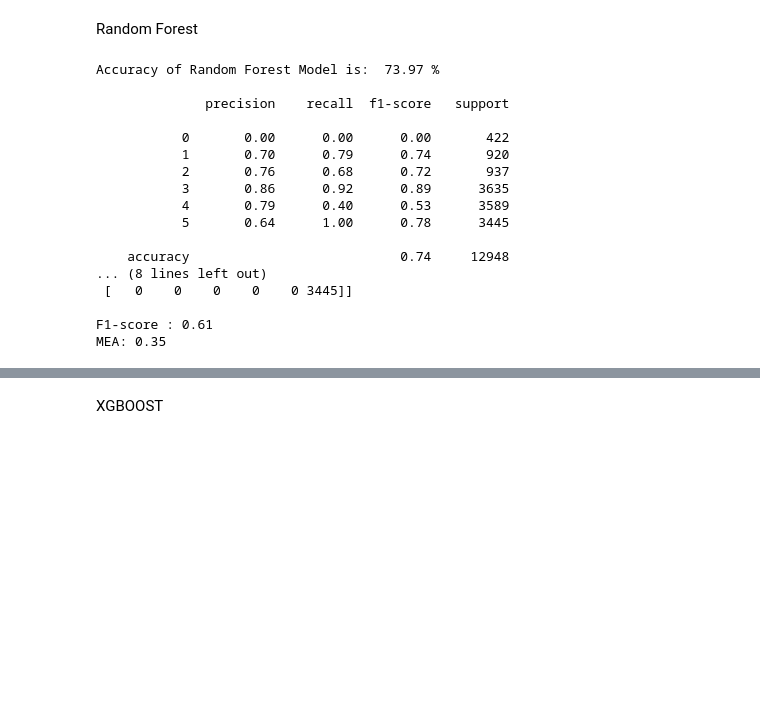
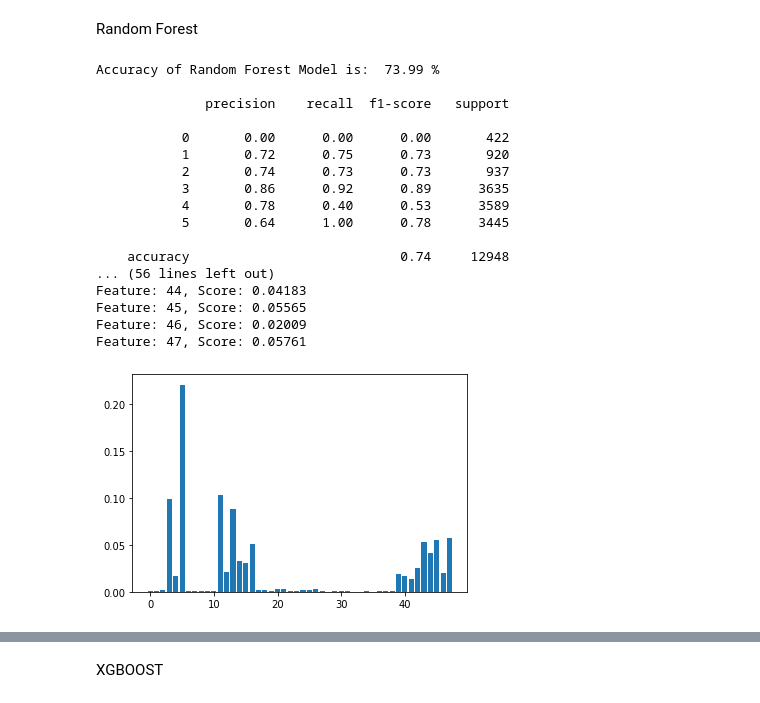
Before and after one commit to pannandayu/MachineLearningClassification_PredictChurnRiskRate_HackerEarth, a Jupyter notebook: (Ver.1) PREDICT CUSTOMER'S CHURN RISK RATE.ipynb, the cells around one changed output, grey strips where cells are left out. Drawn from its saved outputs; the diff is of its cells as text; code cells hidden in the pictures; blank space fills up the shorter version.

```diff
--- a/(Ver.1) PREDICT CUSTOMER'S CHURN RISK RATE.ipynb
+++ b/(Ver.1) PREDICT CUSTOMER'S CHURN RISK RATE.ipynb
@@ -917,10 +917,10 @@ pd.DataFrame(corr.iloc[:, 6])
 # and practice your eyes. As a beginner, this really helps me
 
 df = df.drop(['Name','customer_id','security_no','joining_date',
-        'referral_id','last_visit_time','age'], axis=1)
+        'referral_id','last_visit_time'], axis=1)
 
 df1 = df1.drop(['Name','customer_id','security_no','joining_date',
-        'referral_id','last_visit_time','age'], axis=1)
+        'referral_id','last_visit_time'], axis=1)
 # %%
 # one hot encoding (categorical) and data casting (numerical)
 
@@ -930,6 +930,7 @@ df = pd.get_dummies(df, columns=['gender','region_category','membership_category
                             'offer_application_preference','past_complaint',
                             'complaint_status','feedback'], prefix='', prefix_sep='')
 
+df['age'] = df['age'].astype(np.int64)
 df['days_since_last_login'] = df['days_since_last_login'].astype(np.int64)
 df['avg_frequency_login_days'] = df['avg_frequency_login_days'].astype(np.int64)
 df['avg_time_spent'] = df['avg_time_spent'].astype(np.int64)
@@ -944,6 +945,7 @@ df1 = pd.get_dummies(df1, columns=['gender','region_category','membership_catego
                             'offer_application_preference','past_complaint',
                             'complaint_status','feedback'], prefix='', prefix_sep='')
 
+df1['age'] = df1['age'].astype(np.int64)
 df1['days_since_last_login'] = df1['days_since_last_login'].astype(np.int64)
 df1['avg_frequency_login_days'] = df1['avg_frequency_login_days'].astype(np.int64)
 df1['avg_time_spent'] = df1['avg_time_spent'].astype(np.int64)
@@ -1000,39 +1002,46 @@ from sklearn.metrics import accuracy_score, confusion_matrix, classification_rep
 model_rf = RandomForestClassifier(n_estimators = 150, random_state = 0, max_depth=6)
 
 model_rf.fit(X_smote, y_smote)
 
 y_pred_rf = model_rf.predict(X_test)
 pred = pd.DataFrame(y_pred_rf, columns=['predict'])
 
 accuracy = metrics.accuracy_score(y_test,y_pred_rf)
 
 print("Accuracy of Random Forest Model is: ", "{:.2f}".format(accuracy * 100),'%')
 print()
 
 print(classification_report(y_test, y_pred_rf))
 
 cm = confusion_matrix(y_test, y_pred_rf)
 print(cm)
 print()
 
 print("F1-score :", "{:.2f}".format(f1_score(y_true=y_test,y_pred=y_pred_rf,average='macro')))
 
 print(f"MEA:", "{:.2f}".format(mean_absolute_error(y_test, y_pred_rf)))
+
+importance = model_rf.feature_importances_
+for i,v in enumerate(importance):
+	print('Feature: %0d, Score: %.5f' % (i,v))
+plt.bar([x for x in range(len(importance))], importance)
+plt.show()
 # %% [output]
-Accuracy of Random Forest Model is:  73.97 %
+Accuracy of Random Forest Model is:  73.99 %
 
               precision    recall  f1-score   support
 
            0       0.00      0.00      0.00       422
-           1       0.70      0.79      0.74       920
-           2       0.76      0.68      0.72       937
+           1       0.72      0.75      0.73       920
+           2       0.74      0.73      0.73       937
            3       0.86      0.92      0.89      3635
-           4       0.79      0.40      0.53      3589
+           4       0.78      0.40      0.53      3589
            5       0.64      1.00      0.78      3445
 
     accuracy                           0.74     12948
-... (8 lines left out)
- [   0    0    0    0    0 3445]]
-
-F1-score : 0.61
-MEA: 0.35
+... (56 lines left out)
+Feature: 44, Score: 0.04183
+Feature: 45, Score: 0.05565
+Feature: 46, Score: 0.02009
+Feature: 47, Score: 0.05761
+[figure, added]
```
Also changed, not shown: parts of 2 cells of this notebook.
